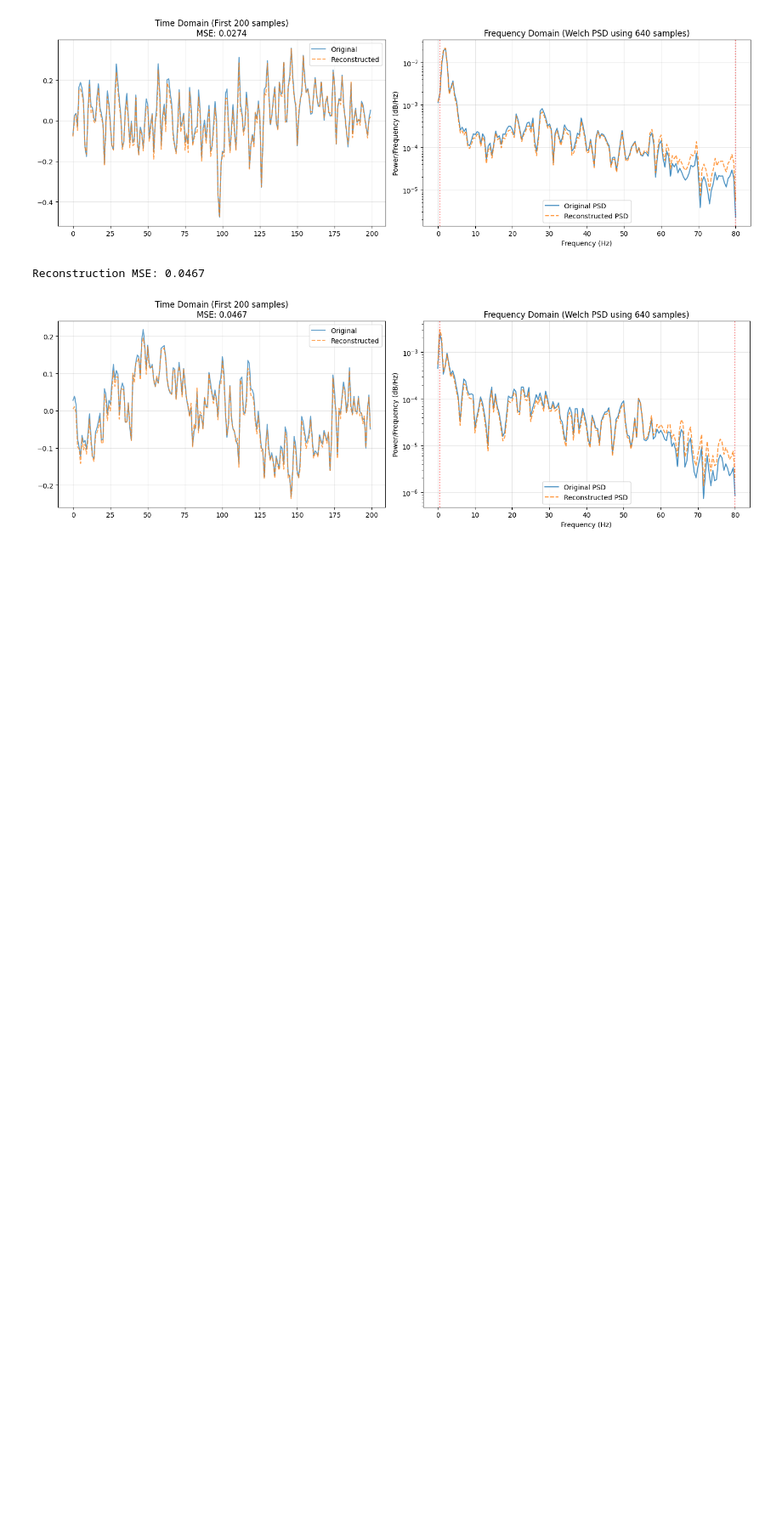
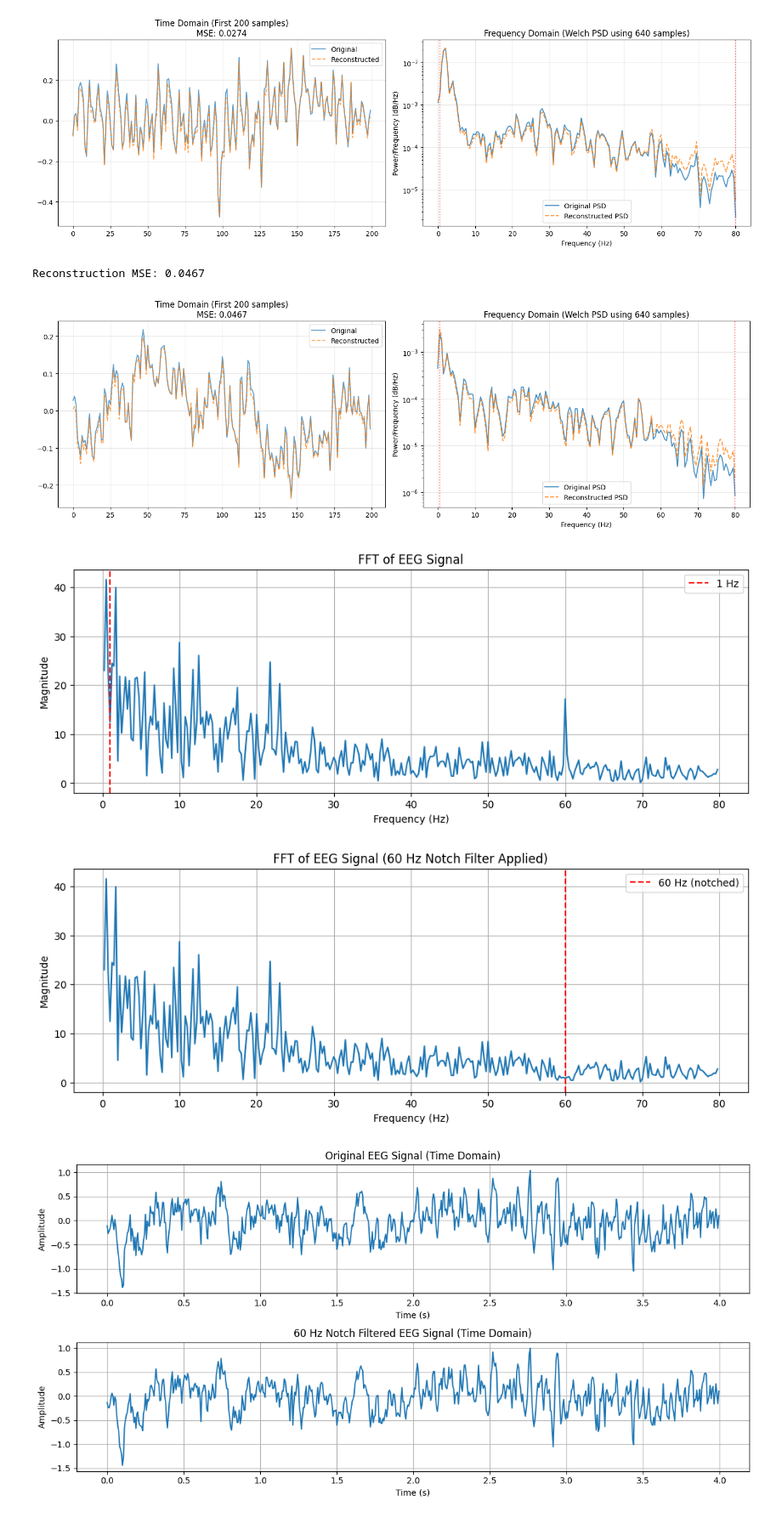
Before and after one commit to Lolleeee/MIEEG, a Jupyter notebook: cwt_checks.ipynb, the cells around one changed output. Shown at 85% size. Drawn from its saved outputs; the diff is of its cells as text; code cells hidden in the pictures; blank space fills up the shorter version.

```diff
--- a/cwt_checks.ipynb
+++ b/cwt_checks.ipynb
@@ -35,6 +387,8 @@ Reconstruction MSE: 0.0467
 import matplotlib.pyplot as plt
 import numpy as np
 from scipy.signal import iirnotch, filtfilt
+
+sample = next(iter(train_loader))['input']
 # Get a single sample and compute FFT
 sample_data = sample[0, 0, :].cpu().numpy()  # Take first batch, first channel
 fft_values = np.fft.fft(sample_data)
@@ -57,30 +411,77 @@ plt.ylabel('Magnitude')
 plt.title('FFT of EEG Signal')
 plt.legend()
 plt.grid(True)
 plt.show()
 
 # Apply notch filter at 60 Hz
 
 # Design notch filter for 60 Hz
 fs = 160
 f0 = 60.0  # Frequency to remove
 Q = 30.0  # Quality factor
 b, a = iirnotch(f0, Q, fs)
 
 # Apply filter
 filtered_data = filtfilt(b, a, sample_data)
 
 # Compute FFT of filtered signal
 fft_filtered = np.fft.fft(filtered_data)
 
 # Plot filtered FFT
 plt.figure(figsize=(12, 4))
 plt.plot(fft_freq[positive_freq_idx], np.abs(fft_filtered[positive_freq_idx]))
 plt.axvline(x=60, color='red', linestyle='--', label='60 Hz (notched)')
 plt.xlabel('Frequency (Hz)')
 plt.ylabel('Magnitude')
 plt.title('FFT of EEG Signal (60 Hz Notch Filter Applied)')
 plt.legend()
 plt.grid(True)
 plt.show()
+
+
+# Plot time series comparison
+plt.figure(figsize=(12, 6))
+
+# Create time axis
+time_axis = np.arange(len(sample_data)) / fs
+
+# Plot original signal
+plt.subplot(2, 1, 1)
+plt.plot(time_axis, sample_data)
+plt.xlabel('Time (s)')
+plt.ylabel('Amplitude')
+plt.title('Original EEG Signal (Time Domain)')
+plt.grid(True)
+
+# Plot filtered signal
+plt.subplot(2, 1, 2)
+plt.plot(time_axis, filtered_data)
+plt.xlabel('Time (s)')
+plt.ylabel('Amplitude')
+plt.title('60 Hz Notch Filtered EEG Signal (Time Domain)')
+plt.grid(True)
+
+plt.tight_layout()
+plt.show()
+
+
+# Plot sample-wise difference between original and filtered signals
+plt.figure(figsize=(12, 4))
+difference = sample_data - filtered_data
+plt.plot(time_axis, difference)
+plt.xlabel('Time (s)')
+plt.ylabel('Amplitude')
+plt.title('Difference Between Original and Filtered Signal (60 Hz Component)')
+plt.grid(True)
+plt.show()
+
+# Show statistics of the difference
+print(f"Difference statistics:")
+print(f"  Mean: {np.mean(difference):.6f}")
+print(f"  Std: {np.std(difference):.6f}")
+print(f"  Min: {np.min(difference):.6f}")
+print(f"  Max: {np.max(difference):.6f}")
 # %% [output]
+[figure, added]
+[figure, added]
+[figure, added]
```
Also changed, not shown: parts of 5 cells of this notebook, 2 other files.
